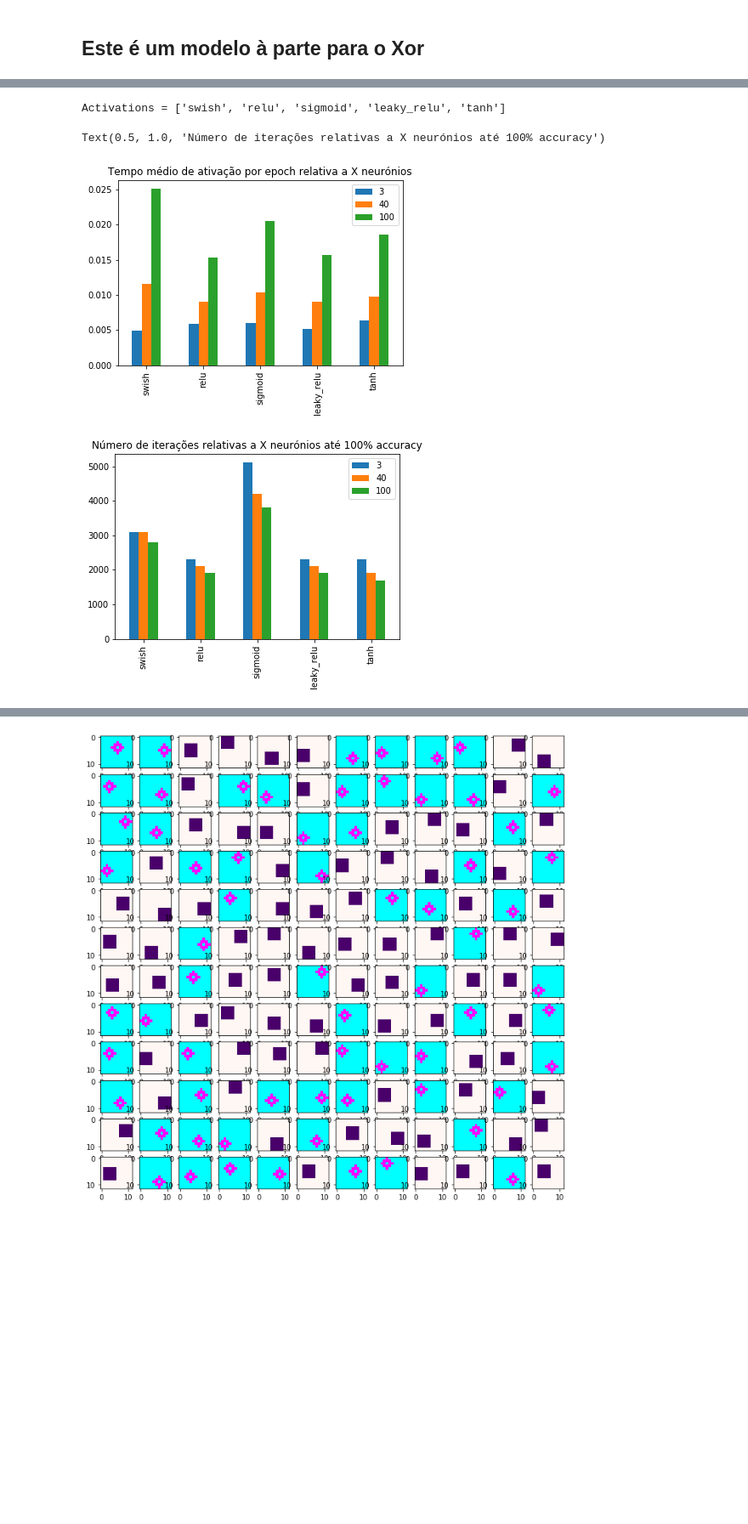
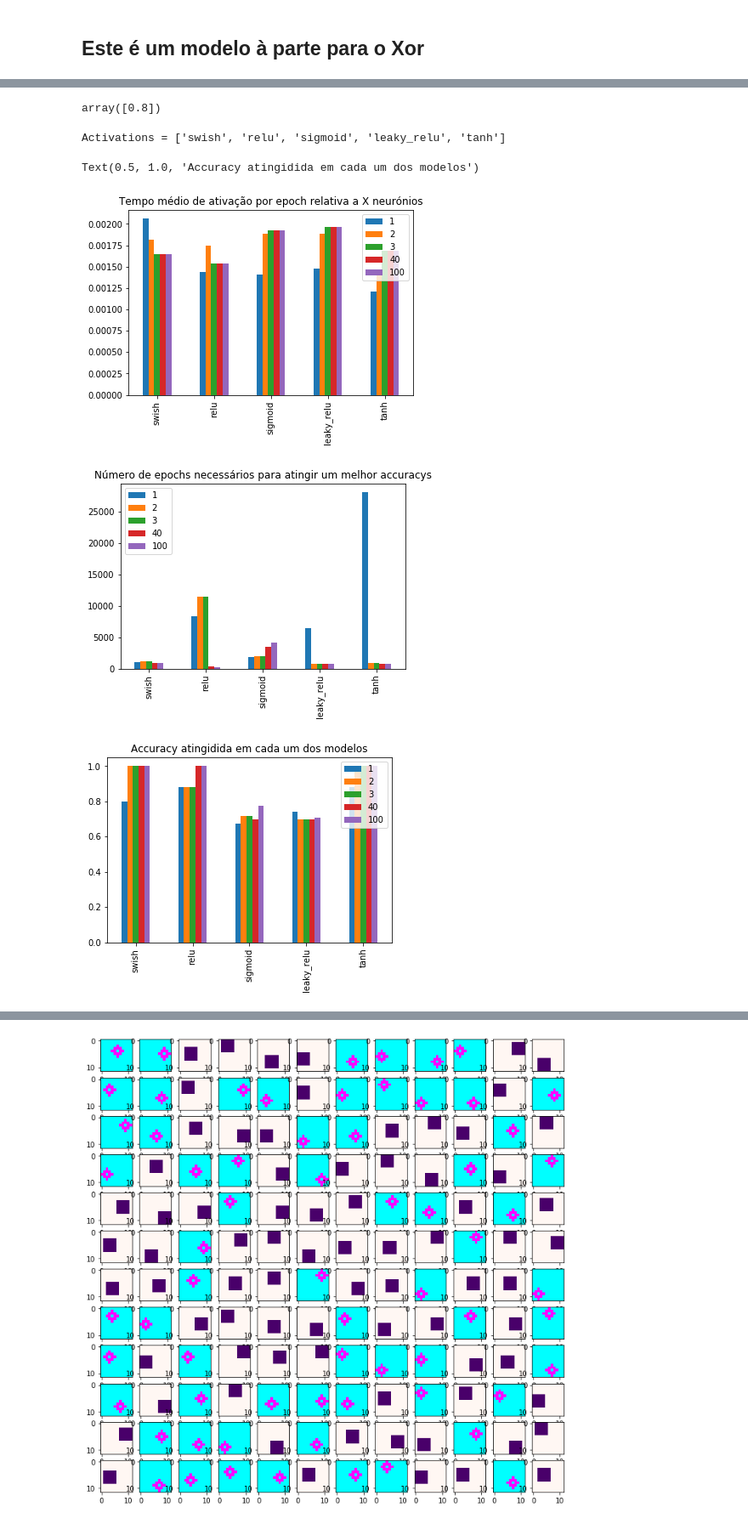
Before and after one commit to GuilhermeViveiros/Shallow-Neural-Networks, a Jupyter notebook: ShallowNetworks.ipynb, the cells around one changed output, grey strips where cells are left out. Shown at 85% size. Drawn from its saved outputs; the diff is of its cells as text; code cells hidden in the pictures; blank space fills up the shorter version.

```diff
--- a/ShallowNetworks.ipynb
+++ b/ShallowNetworks.ipynb
@@ -535,5 +516,5 @@ Cost of iteration 11000 = 0.23200138710157675 and accuracy train of = 1.0
 # %%
-hidden_nodes= 3
+hidden_nodes= 5
 epochs = 14000
-cache,parameters,times,acc_train,acc_val,iterations = model(hidden_nodes,epochs,0.01,"tanh",Xt.shape[1],True)
+cache,parameters,times,acc_train,acc_val,iterations = model(hidden_nodes,epochs,0.01,"tanh",32,True)
 # %% [output]
@@ -573,7 +553,7 @@ def activation_time(hidden_nodes):
 
     for activation in activations:
 
-        cache,parameters, times, acc_train, acc_val, iters = model(hidden_nodes,14000,0.01,activation,32,False)
+        cache,parameters, times, acc_train, acc_val, iters = model(hidden_nodes,30000,0.01,activation,32,False)
 
         activations_time.append(np.mean(times))
         accuracys.append([acc_train,acc_val])
@@ -582,42 +562,69 @@ def activation_time(hidden_nodes):
 
     return activations_time,accuracys,iterations, activations
 
-#fazemos com dois extremos, um muito baixo, 3, um médio, 40 e outro extremo de 100
-activations_time_1, accuracy1, iterations1, activations = activation_time(3)
-activations_time_2, accuracy2, iterations2, activations = activation_time(40)
-activations_time_3, accuracy3, iterations3, activations = activation_time(100)
+
+activations_time_1, accuracy1, iterations1, activations = activation_time(1)
+activations_time_2, accuracy2, iterations2, activations = activation_time(3)
+activations_time_3, accuracy3, iterations3, activations = activation_time(3)
+activations_time_4, accuracy4, iterations4, activations = activation_time(40)
+activations_time_5, accuracy5, iterations5, activations = activation_time(100)
+# %%
+np.array(accuracy1)[:,[1]]
+# %% [output]
+array([0.8])
 # %%
 import numpy as np
 import matplotlib.pyplot as plt
 import pandas as pd
 
 print("Activations = " + str(activations))
 
 X = activations
+
+#Tempos por epoch de cada ativação
 A1 = activations_time_1
 A2 = activations_time_2
 A3 = activations_time_3
+A4 = activations_time_3
+A5 = activations_time_3
 
-
+#Número de iterações para cada modelo chegar à sua melhor gráfico
 I1 = iterations1
 I2 = iterations2
 I3 = iterations3
+I4 = iterations4
+I5 = iterations5
+
+#Accuracy que cada modelo obteve
+Ac1 = np.array(accuracy1)[:,[1]]
+Ac2 = np.array(accuracy2)[:,[1]]
+Ac3 = np.array(accuracy3)[:,[1]]
+Ac4 = np.array(accuracy4)[:,[1]]
+Ac5 = np.array(accuracy5)[:,[1]]
 
 
-df1 = pd.DataFrame(np.c_[A1,A2,A3], index = X)
+
+df1 = pd.DataFrame(np.c_[A1,A2,A3,A4,A5], index = X)
 ax = df1.plot(kind='bar')
-ax.legend(["3", "40","100"])
+ax.legend(["1", "2", "3", "40","100"])
 ax.set_title("Tempo médio de ativação por epoch relativa a X neurónios")
 
-df2 = pd.DataFrame(np.c_[I1,I2,I3], index = X)
+
+df2 = pd.DataFrame(np.c_[I1,I2,I3,I4,I5], index = X)
 ax = df2.plot(kind='bar')
-ax.legend(["3", "40","100"])
-ax.set_title("Número de iterações relativas a X neurónios até 100% accuracy")
+ax.legend(["1", "2", "3", "40", "100"])
+ax.set_title("Número de epochs necessários para atingir a melhor accuracy")
+
+df3 = pd.DataFrame(np.c_[Ac1,Ac2,Ac3,Ac4,Ac5], index = X)
+ax = df3.plot(kind='bar')
+ax.legend(["1", "2", "3", "40", "100"])
+ax.set_title("Accuracy atingidida em cada um dos modelos")
 # %% [output]
 Activations = ['swish', 'relu', 'sigmoid', 'leaky_relu', 'tanh']
-Text(0.5, 1.0, 'Número de iterações relativas a X neurónios até 100% accuracy')
+Text(0.5, 1.0, 'Accuracy atingidida em cada um dos modelos')
-[figure, old version]
+[figure, new version]
-[figure, old version]
+[figure, new version]
+[figure, added]
 # %%
 #caso os pesos sejam maiores que 0.5 digo que é 1 caso contrário 0
 def plot_weights(parameters,img_size):
```
Also changed, not shown: parts of 9 cells of this notebook.
